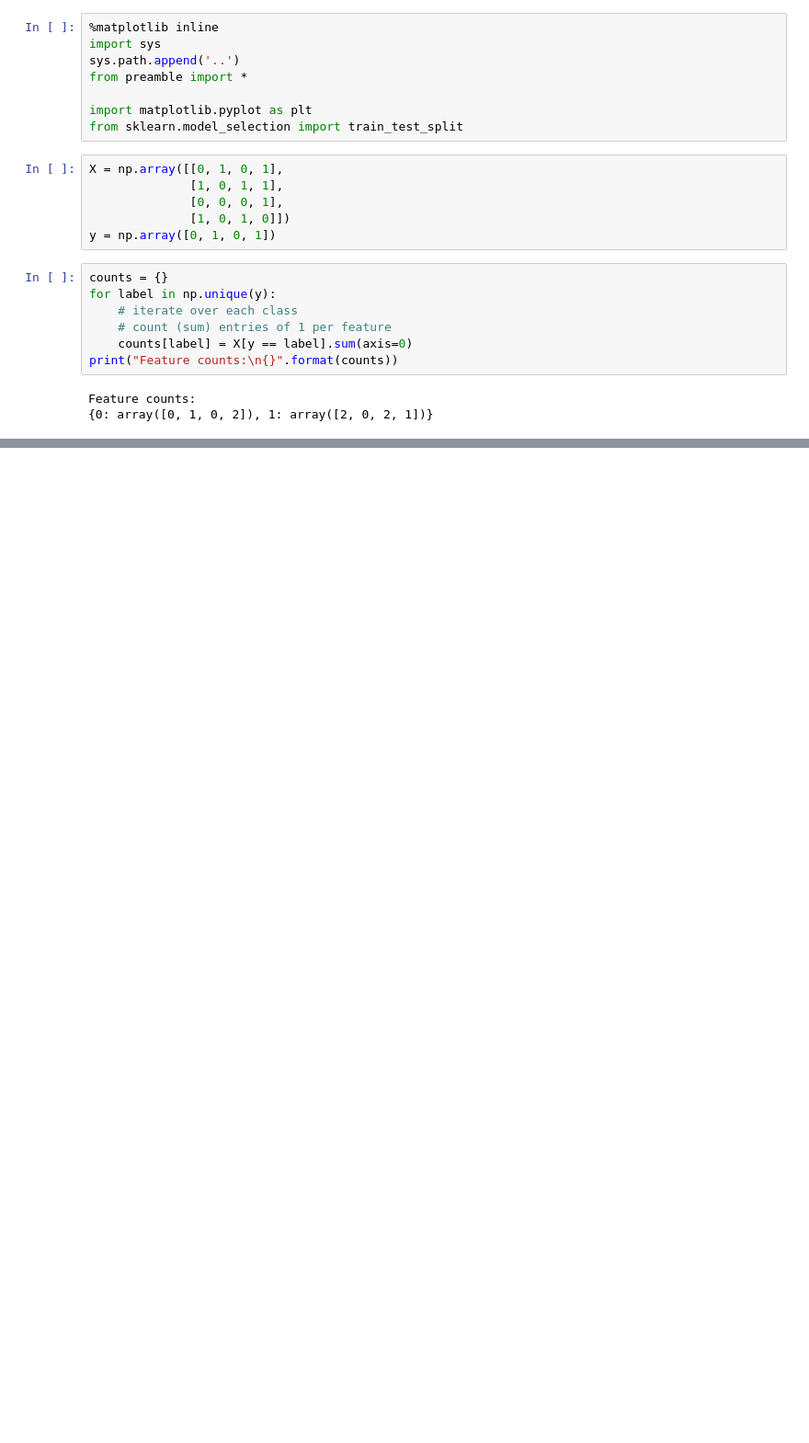
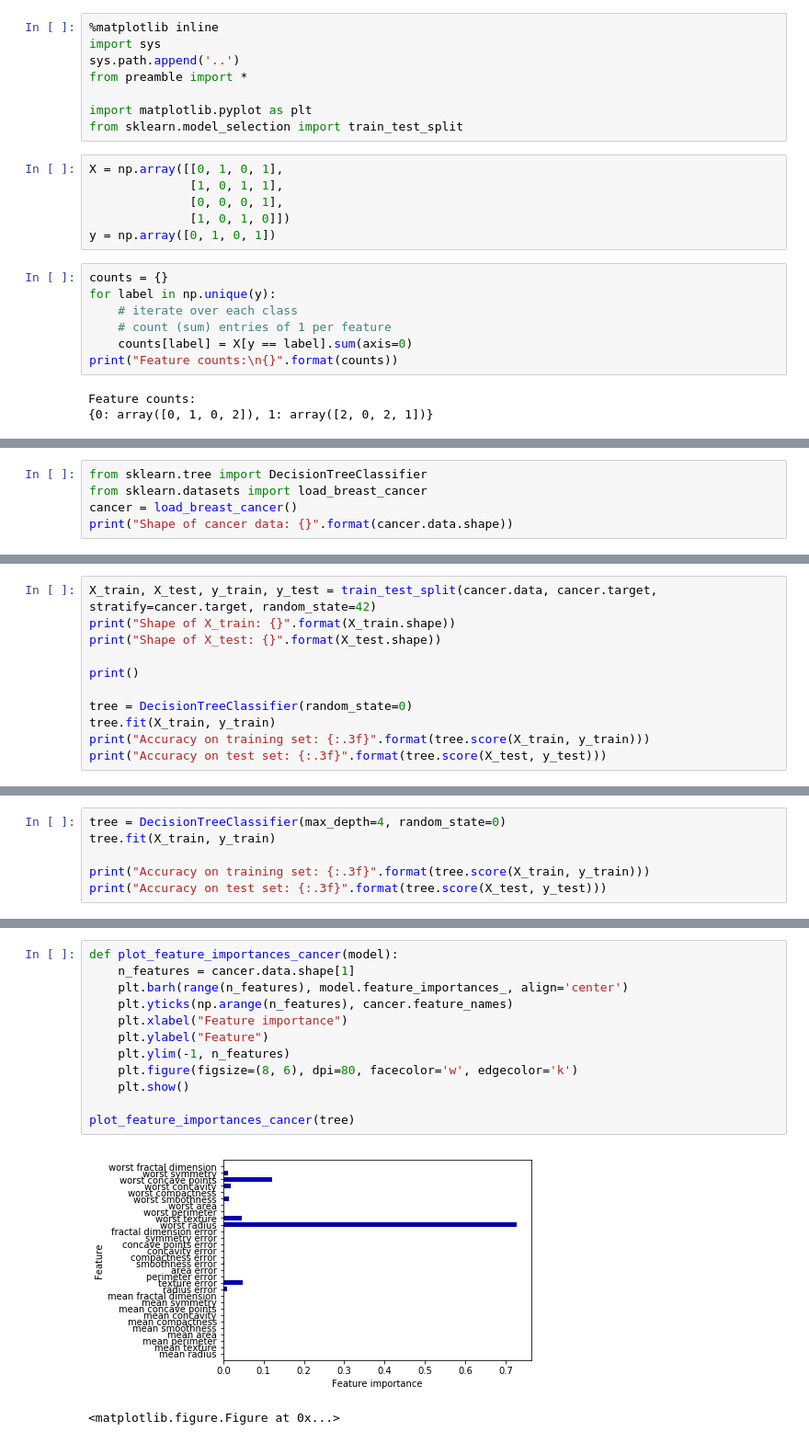
Before and after one commit to JongseoLee/data_science_2018, a Jupyter notebook: Chapter02/2.3.4.ipynb, the cells around one changed output, grey strips where cells are left out. Shown at 92% size. Drawn from its saved outputs; the diff is of its cells as text; blank space fills up the shorter version.

```diff
--- a/Chapter02/2.3.4.ipynb
+++ b/Chapter02/2.3.4.ipynb
@@ -33,0 +83,5 @@ ModuleNotFoundError: No module named 'graphviz'
+# %%
+from sklearn.tree import DecisionTreeClassifier
+from sklearn.datasets import load_breast_cancer
+cancer = load_breast_cancer()
+print("Shape of cancer data: {}".format(cancer.data.shape))
@@ -33,0 +90,11 @@ ModuleNotFoundError: No module named 'graphviz'
+# %%
+X_train, X_test, y_train, y_test = train_test_split(cancer.data, cancer.target, stratify=cancer.target, random_state=42)
+print("Shape of X_train: {}".format(X_train.shape))
+print("Shape of X_test: {}".format(X_test.shape))
+
+print()
+
+tree = DecisionTreeClassifier(random_state=0)
+tree.fit(X_train, y_train)
+print("Accuracy on training set: {:.3f}".format(tree.score(X_train, y_train)))
+print("Accuracy on test set: {:.3f}".format(tree.score(X_test, y_test)))
@@ -33,0 +112,6 @@ ModuleNotFoundError: No module named 'graphviz'
+# %%
+tree = DecisionTreeClassifier(max_depth=4, random_state=0)
+tree.fit(X_train, y_train)
+
+print("Accuracy on training set: {:.3f}".format(tree.score(X_train, y_train)))
+print("Accuracy on test set: {:.3f}".format(tree.score(X_test, y_test)))
@@ -33,0 +160,15 @@ ModuleNotFoundError: No module named 'graphviz'
+# %%
+def plot_feature_importances_cancer(model):
+    n_features = cancer.data.shape[1]
+    plt.barh(range(n_features), model.feature_importances_, align='center')
+    plt.yticks(np.arange(n_features), cancer.feature_names)
+    plt.xlabel("Feature importance")
+    plt.ylabel("Feature")
+    plt.ylim(-1, n_features)
+    plt.figure(figsize=(8, 6), dpi=80, facecolor='w', edgecolor='k')
+    plt.show()
+
+plot_feature_importances_cancer(tree)
+# %% [output]
+[figure, added]
+<matplotlib.figure.Figure at 0x...>
```
Also changed, not shown: parts of 36 cells of this notebook, 6 other files.
